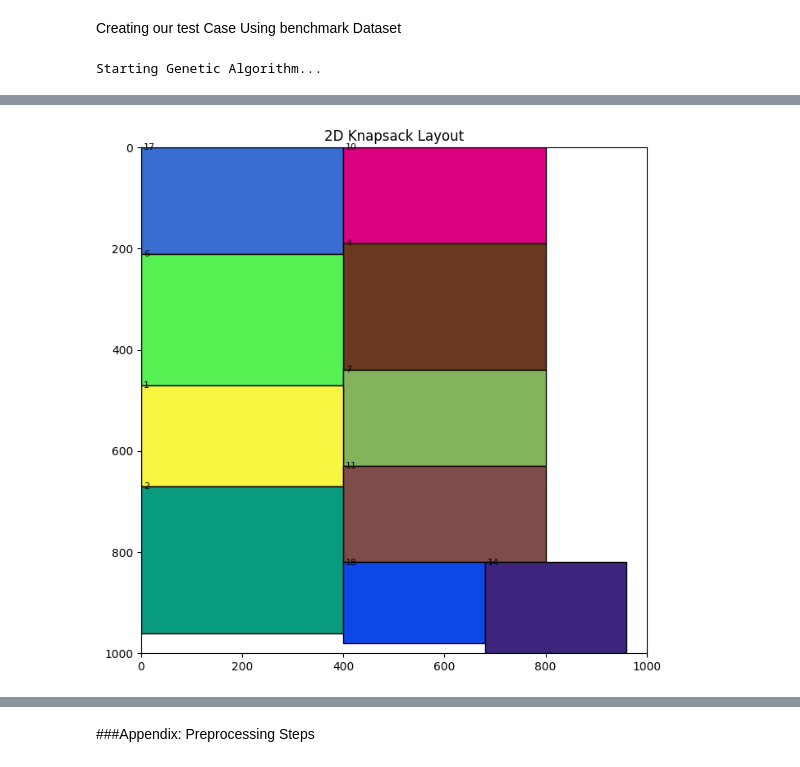
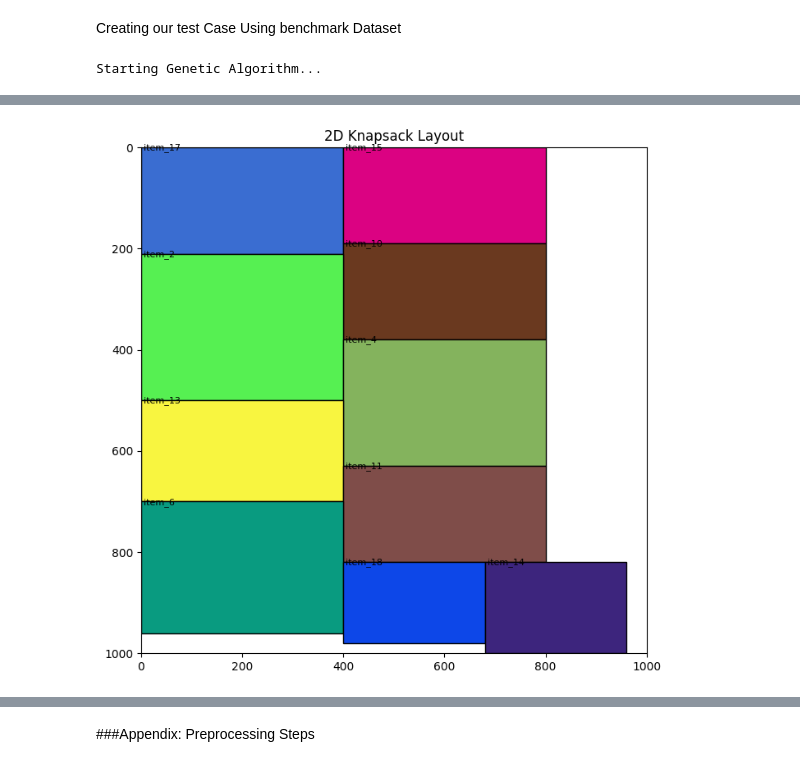
Before and after one commit to ocansey11/computer-vision, a Jupyter notebook: Final_Draft.ipynb, the cells around one changed output, grey strips where cells are left out. Saved outputs shown, nothing was run; the diff lists cells and outputs as text; code cells hidden in the pictures.

```diff
--- a/Final_Draft.ipynb
+++ b/Final_Draft.ipynb
@@ -632,7 +800,7 @@ fastRCNN model detect and visualize
 # %%
 fasterrcnn_model = torchvision.models.detection.fasterrcnn_resnet50_fpn(pretrained=True)
 fasterrcnn_model.eval()
-def fastrcnn_detect(image_path, model=fasterrcnn_model, score_threshold=0.8):
+def fastrcnn_detect(image_path, model=fasterrcnn_model, score_threshold=0.4):
     transform = T.Compose([T.ToTensor()])
     img = Image.open(image_path).convert("RGB")
     img_tensor = transform(img)
@@ -657,7 +825,7 @@ def fastrcnn_detect(image_path, model=fasterrcnn_model, score_threshold=0.8):
     return detections, image_path, end_time - start_time
 
 # Calling the function
-detections, img, program_time = fastrcnn_detect('images/images4.jpg')
+detections, img, program_time = fastrcnn_detect('images/im4-ref4.JPG')
 
 print(f'Time for Inference: {program_time:.2f} seconds')
 visualize_detections(img, detections)
@@ -663,0 +877,26 @@ visualize_detections(img, detections)
+# %%
+import matplotlib.pyplot as plt
+import matplotlib.patches as patches
+
+# COCO-style boxes: [x1, y1, x2, y2]
+output = outputs[0]
+boxes = output["boxes"]
+labels = output["labels"]
+scores = output["scores"]
+
+# Filter out low-confidence detections
+threshold = 0.4
+keep = scores > threshold
+
+fig, ax = plt.subplots(1)
+ax.imshow(image)
+
+for box, label, score in zip(boxes[keep], labels[keep], scores[keep]):
+    x1, y1, x2, y2 = box.cpu().numpy()
+    width, height = x2 - x1, y2 - y1
+    rect = patches.Rectangle((x1, y1), width, height, linewidth=2, edgecolor='r', facecolor='none')
+    ax.add_patch(rect)
+    ax.text(x1, y1 - 5, f'{label.item()} ({score:.2f})', color='white', backgroundcolor='red', fontsize=10)
+
+plt.axis('off')
+plt.show()
@@ -663,0 +949,7 @@ visualize_detections(img, detections)
+# %%
+results = convert_pixel_to_cm(detections)
+for r in results:
+    print(f"{r['label']} | {r['width']} cm x {r['height']} cm (score: {r['score']:.2f})")
+data = pd.DataFrame(results)
+data.to_csv('results.csv', index=False)
+data
@@ -1387,12 +1697,7 @@ import matplotlib.pyplot as plt
 from matplotlib import patches
 
 
-container, item_df = generate_2d_test_case(num_items=20)
-item_list = {
-    i: (int(row['height']), int(row['width']))
-    for i, (_, row) in enumerate(item_df.iterrows())
-}
-
+container, item_list = generate_2d_item_list(20)
 
 ga_result = genetic_algorithm_packing(container_size=(1000, 1000), item_list=item_list, grid_unit=10, population_size=100, generations=15, mutation_rate=0.5)
 # %% [output]
@@ -1401,5 +1706,5 @@ Starting Genetic Algorithm...
 Best Cost = -781311, Unplaced Items = 10
-[figure, old version]
+[figure, new version]
 # %%
 ga_result
 # %% [output]
```
Also changed, not shown: parts of 47 cells of this notebook.
